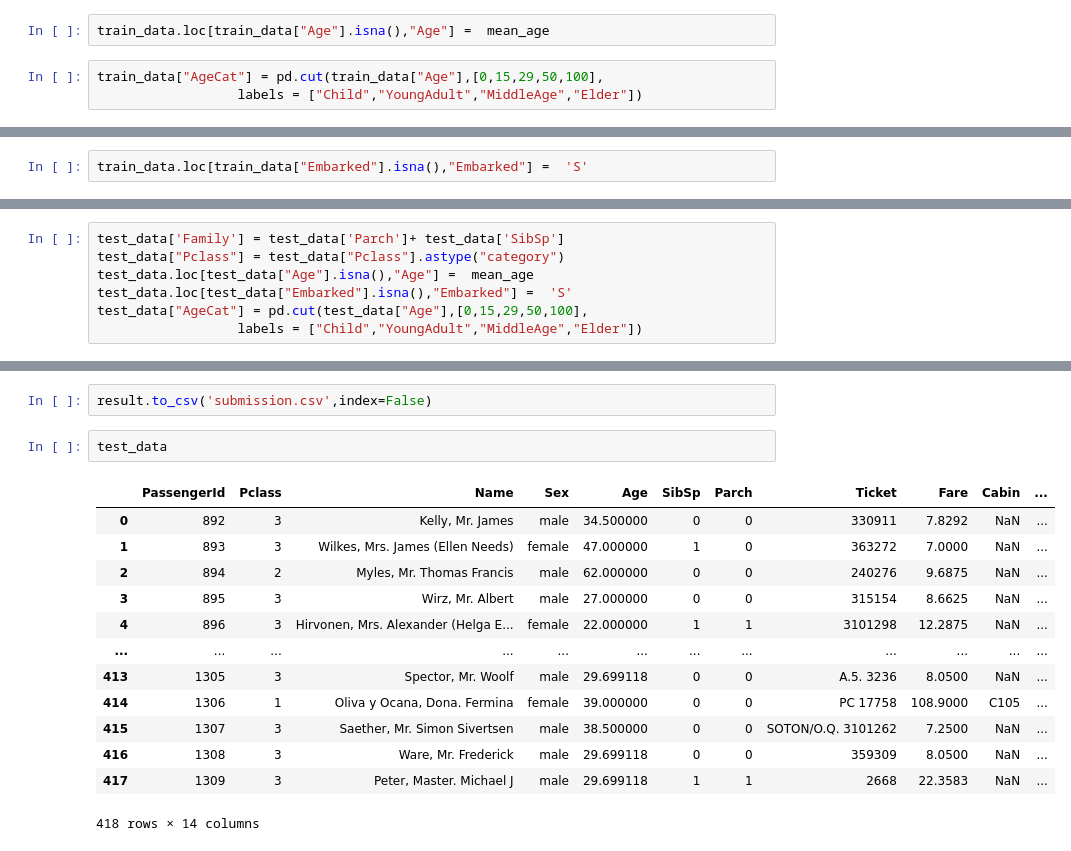
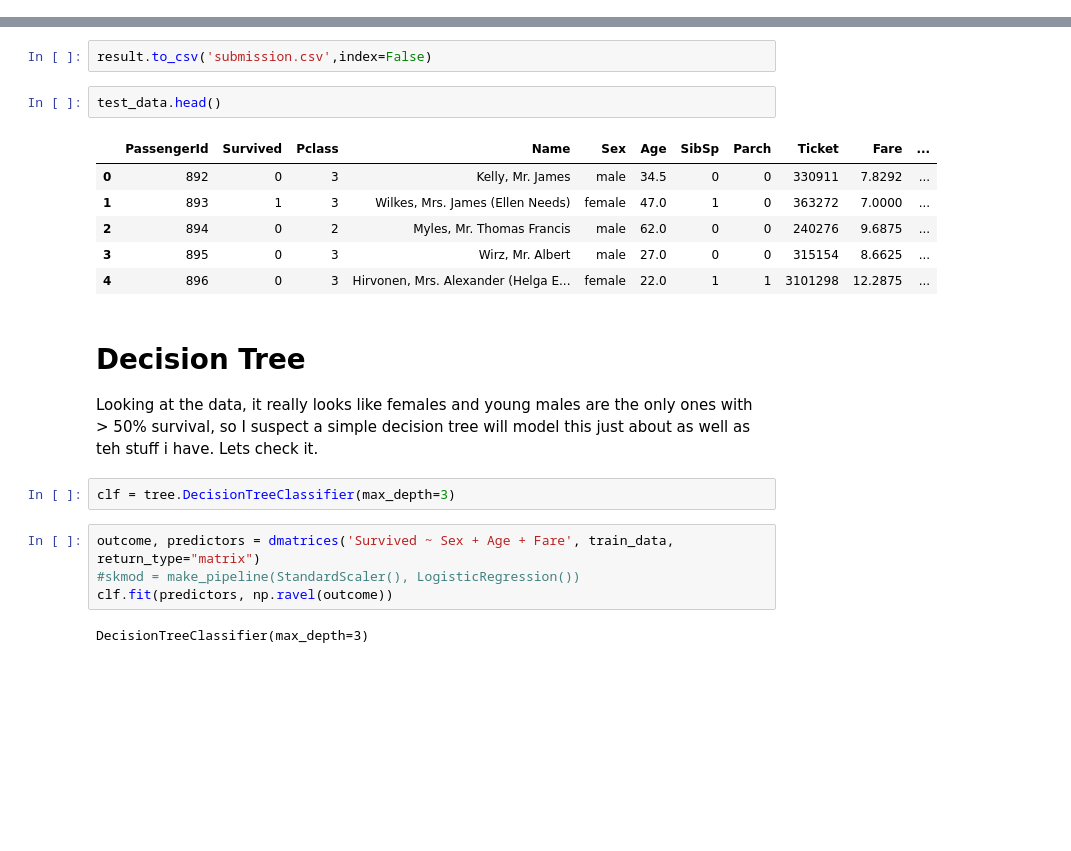
Before and after one commit to DrEntropy/Kaggle, a Jupyter notebook: titanic/titaniccomp.ipynb, the cells around one changed output, grey strips where cells are left out. Drawn from its saved outputs; the diff is of its cells as text; blank space fills up the shorter version.

```diff
--- a/titanic/titaniccomp.ipynb
+++ b/titanic/titaniccomp.ipynb
@@ -182,5 +208,0 @@ For futre testing with age, i am going to put in the mean value for fitting
-# %%
-train_data.loc[train_data["Age"].isna(),"Age"] =  mean_age
-# %%
-train_data["AgeCat"] = pd.cut(train_data["Age"],[0,15,29,50,100],
-                  labels = ["Child","YoungAdult","MiddleAge","Elder"])
@@ -197,5 +209,3 @@ S is most common
-# %%
-train_data.loc[train_data["Embarked"].isna(),"Embarked"] =  'S'
 # %%
 # Zero model
 formula0 = "Survived ~ Sex"
@@ -360,7 +342,0 @@ This is a bit clunky as i should have done these things to both data sets
-# %%
-test_data['Family'] = test_data['Parch']+ test_data['SibSp']
-test_data["Pclass"] = test_data["Pclass"].astype("category")
-test_data.loc[test_data["Age"].isna(),"Age"] =  mean_age
-test_data.loc[test_data["Embarked"].isna(),"Embarked"] =  'S'
-test_data["AgeCat"] = pd.cut(test_data["Age"],[0,15,29,50,100],
-                  labels = ["Child","YoungAdult","MiddleAge","Elder"])
@@ -373,18 +347,23 @@ result = test_data[['PassengerId','Survived']]
 # %%
 result.to_csv('submission.csv',index=False)
 # %%
-test_data
+test_data.head()
 # %% [output]
-|  | PassengerId | Pclass | Name | Sex | Age | SibSp | Parch | Ticket | Fare | Cabin | ... |
-| 0 | 892 | 3 | Kelly, Mr. James | male | 34.500000 | 0 | 0 | 330911 | 7.8292 | NaN | ... |
-| 1 | 893 | 3 | Wilkes, Mrs. James (Ellen Needs) | female | 47.000000 | 1 | 0 | 363272 | 7.0000 | NaN | ... |
-| 2 | 894 | 2 | Myles, Mr. Thomas Francis | male | 62.000000 | 0 | 0 | 240276 | 9.6875 | NaN | ... |
-| 3 | 895 | 3 | Wirz, Mr. Albert | male | 27.000000 | 0 | 0 | 315154 | 8.6625 | NaN | ... |
-| 4 | 896 | 3 | Hirvonen, Mrs. Alexander (Helga E... | female | 22.000000 | 1 | 1 | 3101298 | 12.2875 | NaN | ... |
-| ... | ... | ... | ... | ... | ... | ... | ... | ... | ... | ... | ... |
-| 413 | 1305 | 3 | Spector, Mr. Woolf | male | 29.699118 | 0 | 0 | A.5. 3236 | 8.0500 | NaN | ... |
-| 414 | 1306 | 1 | Oliva y Ocana, Dona. Fermina | female | 39.000000 | 0 | 0 | PC 17758 | 108.9000 | C105 | ... |
-| 415 | 1307 | 3 | Saether, Mr. Simon Sivertsen | male | 38.500000 | 0 | 0 | SOTON/O.Q. 3101262 | 7.2500 | NaN | ... |
-| 416 | 1308 | 3 | Ware, Mr. Frederick | male | 29.699118 | 0 | 0 | 359309 | 8.0500 | NaN | ... |
-| 417 | 1309 | 3 | Peter, Master. Michael J | male | 29.699118 | 1 | 1 | 2668 | 22.3583 | NaN | ... |
+|  | PassengerId | Survived | Pclass | Name | Sex | Age | SibSp | Parch | Ticket | Fare | ... |
+| 0 | 892 | 0 | 3 | Kelly, Mr. James | male | 34.5 | 0 | 0 | 330911 | 7.8292 | ... |
+| 1 | 893 | 1 | 3 | Wilkes, Mrs. James (Ellen Needs) | female | 47.0 | 1 | 0 | 363272 | 7.0000 | ... |
+| 2 | 894 | 0 | 2 | Myles, Mr. Thomas Francis | male | 62.0 | 0 | 0 | 240276 | 9.6875 | ... |
+| 3 | 895 | 0 | 3 | Wirz, Mr. Albert | male | 27.0 | 0 | 0 | 315154 | 8.6625 | ... |
+| 4 | 896 | 0 | 3 | Hirvonen, Mrs. Alexander (Helga E... | female | 22.0 | 1 | 1 | 3101298 | 12.2875 | ... |
-418 rows × 14 columns
+# %% [markdown]
+# Decision Tree
+
+Looking at the data, it really looks like females and young males are the only ones with > 50% survival, so I suspect a simple decision tree will model this just about as well as teh stuff i have. Lets check it.
+# %%
+clf = tree.DecisionTreeClassifier(max_depth=3)
+# %%
+outcome, predictors = dmatrices('Survived ~ Sex + Age + Fare', train_data, return_type="matrix")
+#skmod = make_pipeline(StandardScaler(), LogisticRegression())
+clf.fit(predictors, np.ravel(outcome))
+# %% [output]
+DecisionTreeClassifier(max_depth=3)
```
Also changed, not shown: parts of 59 cells of this notebook.
